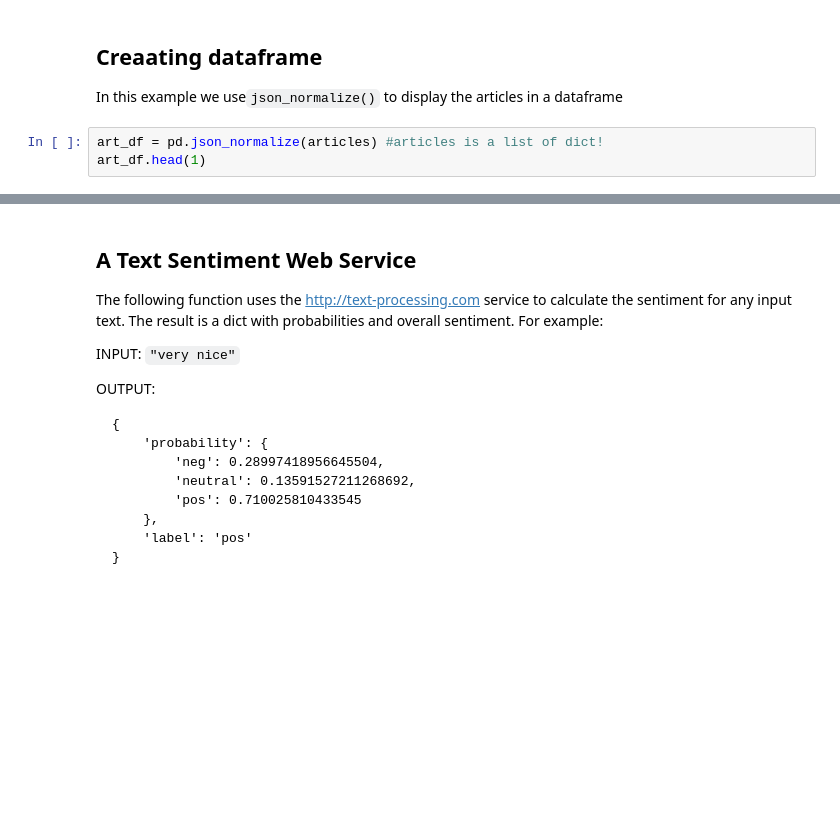
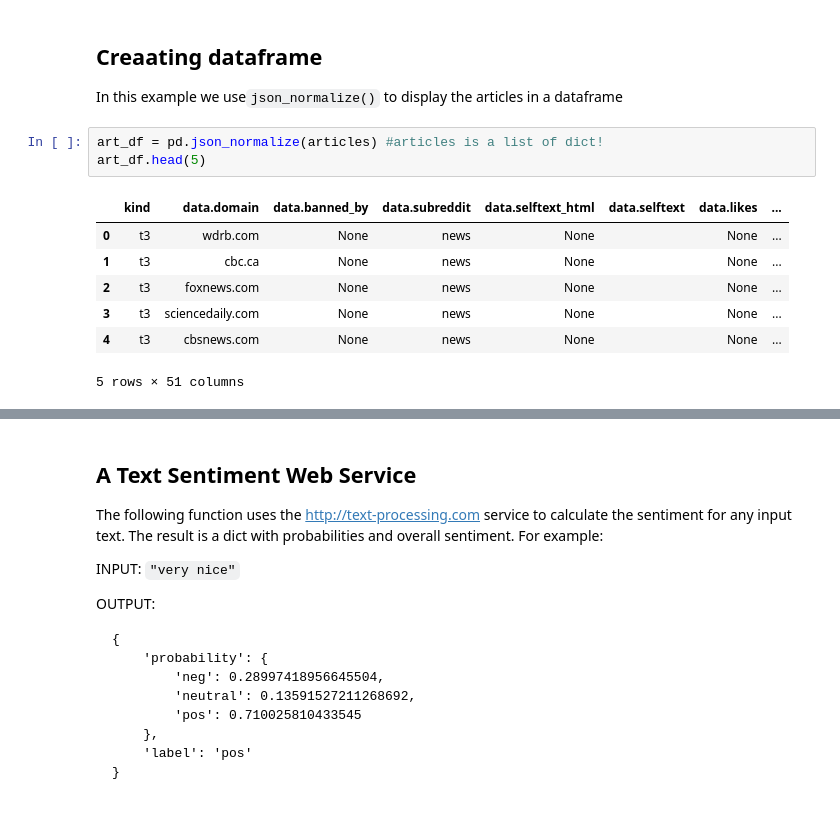
Before and after one commit to ist256/fall2024, a Jupyter notebook: lessons/11-Pandas-II/SmallGroup-PandasII.ipynb, the cells around one changed output, grey strips where cells are left out. Drawn from its saved outputs; the diff is of its cells as text; blank space fills up the shorter version.

```diff
--- a/lessons/11-Pandas-II/SmallGroup-PandasII.ipynb
+++ b/lessons/11-Pandas-II/SmallGroup-PandasII.ipynb
@@ -39,6 +99,14 @@ articles[0]
 In this example we use`json_normalize()` to display the articles in a dataframe
 # %%
 art_df = pd.json_normalize(articles) #articles is a list of dict!
-art_df.head(1)
+art_df.head(5)
+# %% [output]
+|  | kind | data.domain | data.banned_by | data.subreddit | data.selftext_html | data.selftext | data.likes | ... |
+| 0 | t3 | wdrb.com | None | news | None |  | None | ... |
+| 1 | t3 | cbc.ca | None | news | None |  | None | ... |
+| 2 | t3 | foxnews.com | None | news | None |  | None | ... |
+| 3 | t3 | sciencedaily.com | None | news | None |  | None | ... |
+| 4 | t3 | cbsnews.com | None | news | None |  | None | ... |
+5 rows × 51 columns
 # %%
 # PROMPT 2 display the episodes as a dataframe
```
Also changed, not shown: parts of 28 cells of this notebook.
